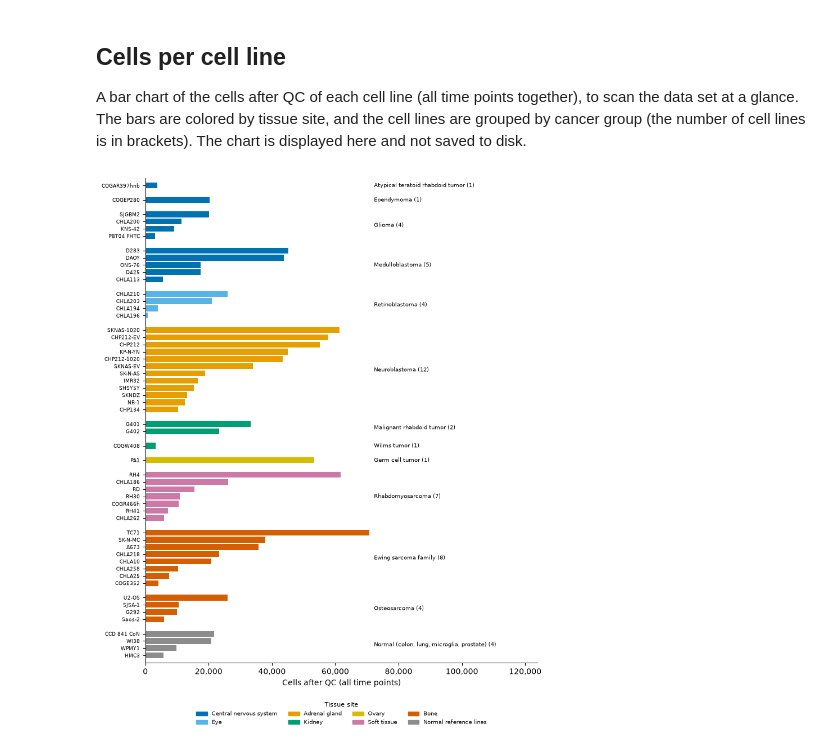
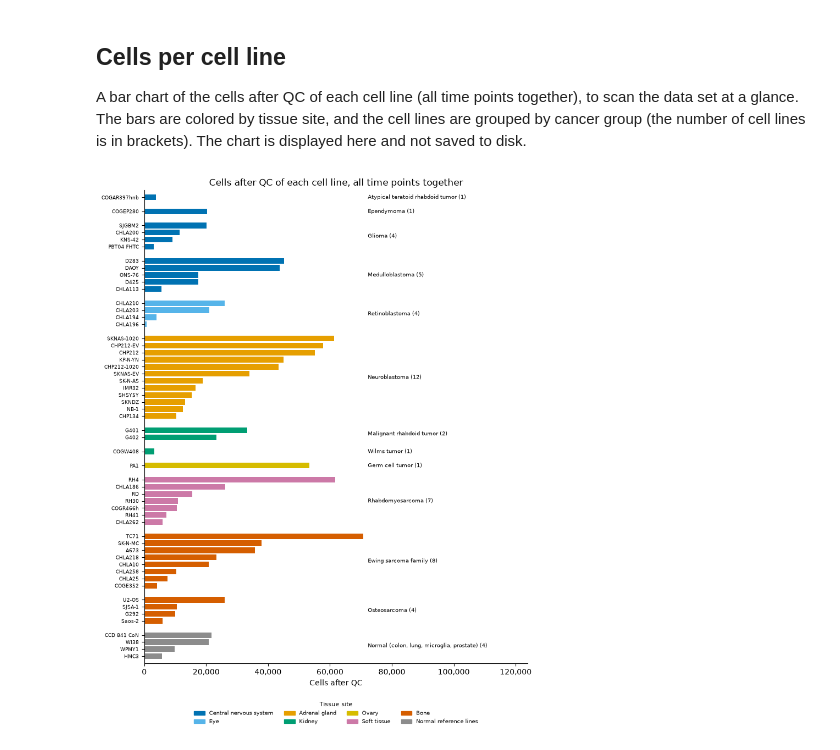
Before and after one commit to WayScience/pccma, a Jupyter notebook: 6.profile_analysis/0.cell_counts.ipynb, the cells around one changed output. Cells and saved outputs as stored; diff of their text form; code cells hidden in the pictures.

```diff
--- a/6.profile_analysis/0.cell_counts.ipynb
+++ b/6.profile_analysis/0.cell_counts.ipynb
@@ -140,32 +140,32 @@ site_colors = {
     "Bone": "#D55E00",
     "Normal reference lines": "#8C8C8C",
 }
 
 per_line = counts.groupby(["tissue_site", "cancer_group", "cell_line"], as_index=False)["cells_after_qc"].sum()
 per_line["site_rank"] = per_line["tissue_site"].map({site: rank for rank, site in enumerate(site_colors)})
 per_line = per_line.sort_values(["site_rank", "cancer_group", "cells_after_qc"], ascending=[True, True, False]).reset_index(drop=True)
 
 # one row per cell line, with a gap between cancer groups
 new_group = per_line["cancer_group"] != per_line["cancer_group"].shift()
 per_line["row"] = per_line.index + new_group.cumsum()
 
 fig, ax = plt.subplots(figsize=(9, 0.17 * len(per_line) + 2))
 ax.barh(per_line["row"], per_line["cells_after_qc"], color=per_line["tissue_site"].map(site_colors), height=0.8)
 ax.set_yticks(per_line["row"], per_line["cell_line"], fontsize=6.5)
 
 most_cells = per_line["cells_after_qc"].max()
 for group, group_rows in per_line.groupby("cancer_group", sort=False):
     ax.text(most_cells * 1.02, group_rows["row"].mean(), f"{group} ({len(group_rows)})", va="center", fontsize=7)
 
 ax.set_xlim(0, most_cells * 1.75)
 ax.set_ylim(per_line["row"].max() + 1, per_line["row"].min() - 1)  # first cancer group on top
 ax.xaxis.set_major_formatter(StrMethodFormatter("{x:,.0f}"))
-ax.set_xlabel("Cells after QC (all time points)")
+ax.set(title="Cells after QC of each cell line, all time points together", xlabel="Cells after QC")
 ax.spines[["top", "right"]].set_visible(False)
 ax.legend(
     handles=[Patch(color=color, label=site) for site, color in site_colors.items() if site in set(per_line["tissue_site"])],
     title="Tissue site", ncol=4, fontsize=7, title_fontsize=8, frameon=False, loc="upper center", bbox_to_anchor=(0.5, -0.07),
 )
 plt.show()
 # %% [output]
-[figure, old version]
+[figure, new version]
```
Also changed, not shown: parts of 3 cells of this notebook, 2 other files.
